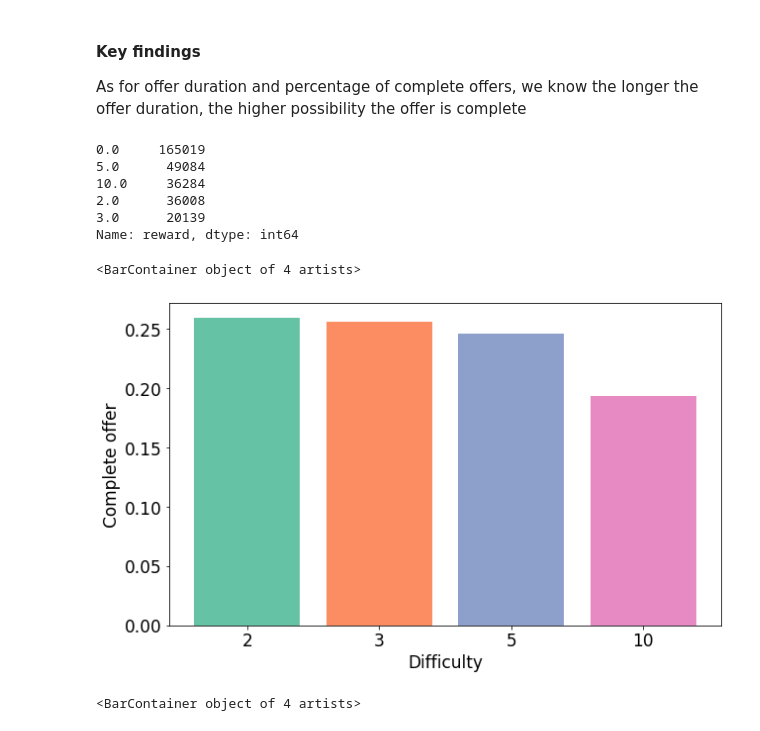
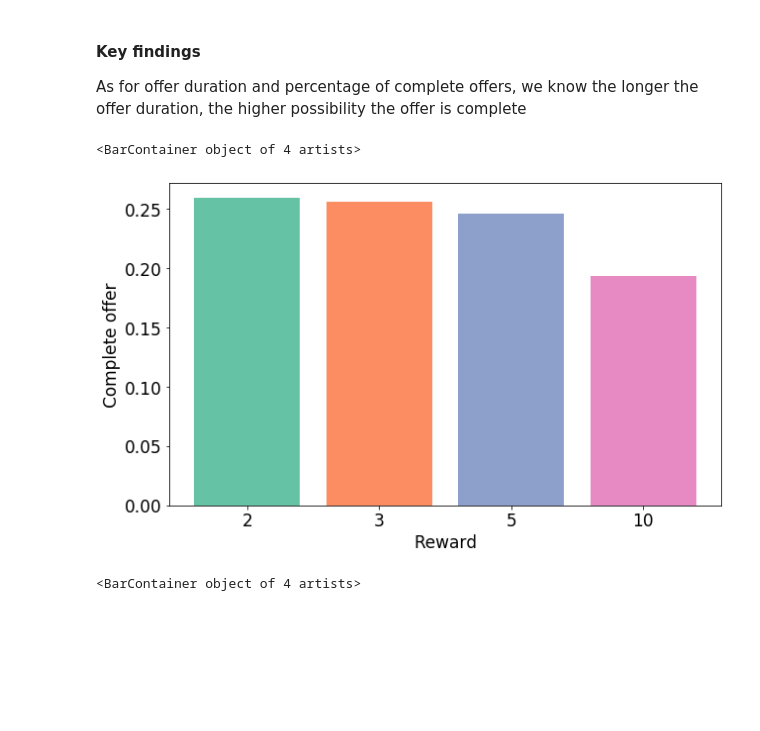
Before and after one commit to ZhuqingZhang0422/Starbucks-Capstone-Project, a Jupyter notebook: Starbucks_Capstone_notebook.ipynb, the cells around one changed output. Drawn from its saved outputs; the diff is of its cells as text; code cells hidden in the pictures; blank space fills up the shorter version.

```diff
--- a/Starbucks_Capstone_notebook.ipynb
+++ b/Starbucks_Capstone_notebook.ipynb
@@ -615,32 +615,23 @@ plt.bar(xpos,offer_complete_duration, color = sns.color_palette("Set2"))
 # %% [markdown]
 #### Key findings
 As for offer duration and percentage of complete offers, we know the longer the offer duration, the higher possibility the offer is complete
-# %%
-study.reward.value_counts()
-# %% [output]
-0.0     165019
-5.0      49084
-10.0     36284
-2.0      36008
-3.0      20139
-Name: reward, dtype: int64
 # %%
 plt.figure(figsize=(10, 6))
 plt.rcParams['font.size'] = 17
 reward_index = [2,3,5,10]
 offer_complete_reward = []
 for reward in reward_index:
     mask = (study['reward']== reward) & (study['event'] == 3)
     p = study.loc[mask].count().event/study[study['reward']==reward].event.value_counts().sum()
     offer_complete_reward.append(p)
 xpos = np.arange(4)
 plt.xticks(xpos,reward_index)
-plt.xlabel('Difficulty')
+plt.xlabel('Reward')
 plt.ylabel('Complete offer')
 plt.bar(xpos,offer_complete_reward, color = sns.color_palette("Set2"))
 # %% [output]
 <BarContainer object of 4 artists>
-[figure, old version]
+[figure, new version]
 # %%
 plt.figure(figsize=(10, 6))
 plt.rcParams['font.size'] = 17
```
Also changed, not shown: parts of 6 cells of this notebook.
